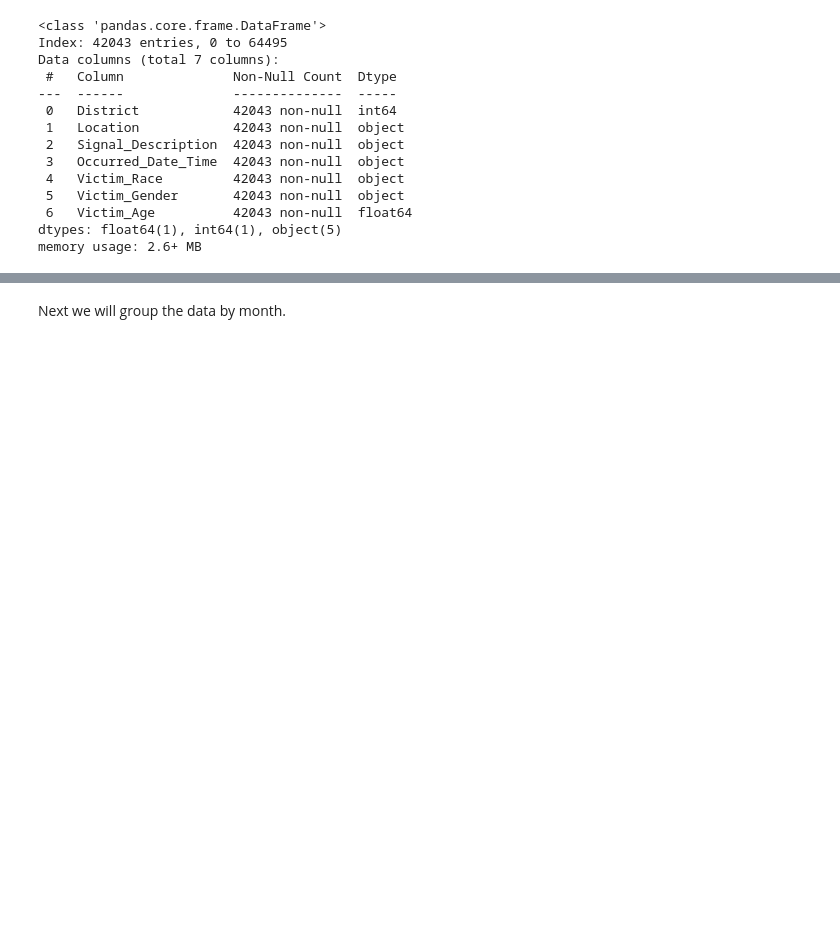
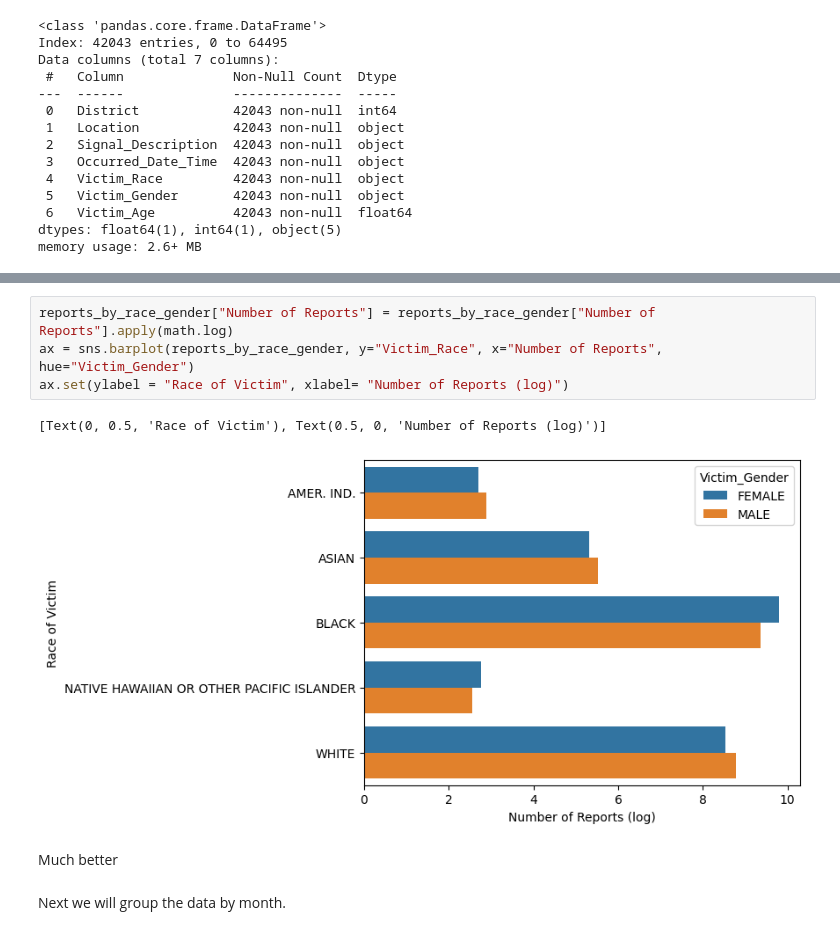
Before and after one commit to yarbschris/ds-final, a Jupyter notebook: finalProject.ipynb, the cells around one changed output, grey strips where cells are left out. Drawn from its saved outputs; the diff is of its cells as text; blank space fills up the shorter version.

```diff
--- a/finalProject.ipynb
+++ b/finalProject.ipynb
@@ -148,3 +150,12 @@ We can see that black women make up an extremely high proportion of victims.
+# %%
+reports_by_race_gender["Number of Reports"] = reports_by_race_gender["Number of Reports"].apply(math.log)
+ax = sns.barplot(reports_by_race_gender, y="Victim_Race", x="Number of Reports", hue="Victim_Gender")
+ax.set(ylabel = "Race of Victim", xlabel= "Number of Reports (log)")
+# %% [output]
+[Text(0, 0.5, 'Race of Victim'), Text(0.5, 0, 'Number of Reports (log)')]
+[figure, added]
+# %% [markdown]
+ Much better
 # %% [markdown]
 Next we will group the data by month.
 # %%
```
Also changed, not shown: parts of 5 cells of this notebook, 1 other file.
